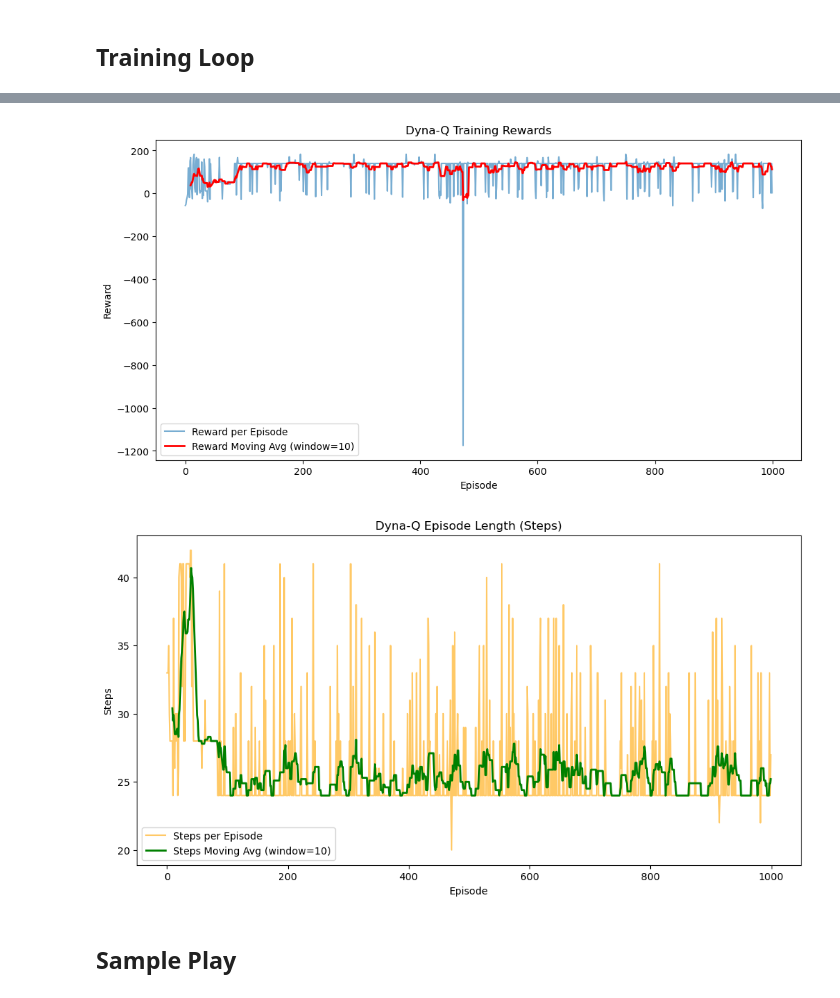
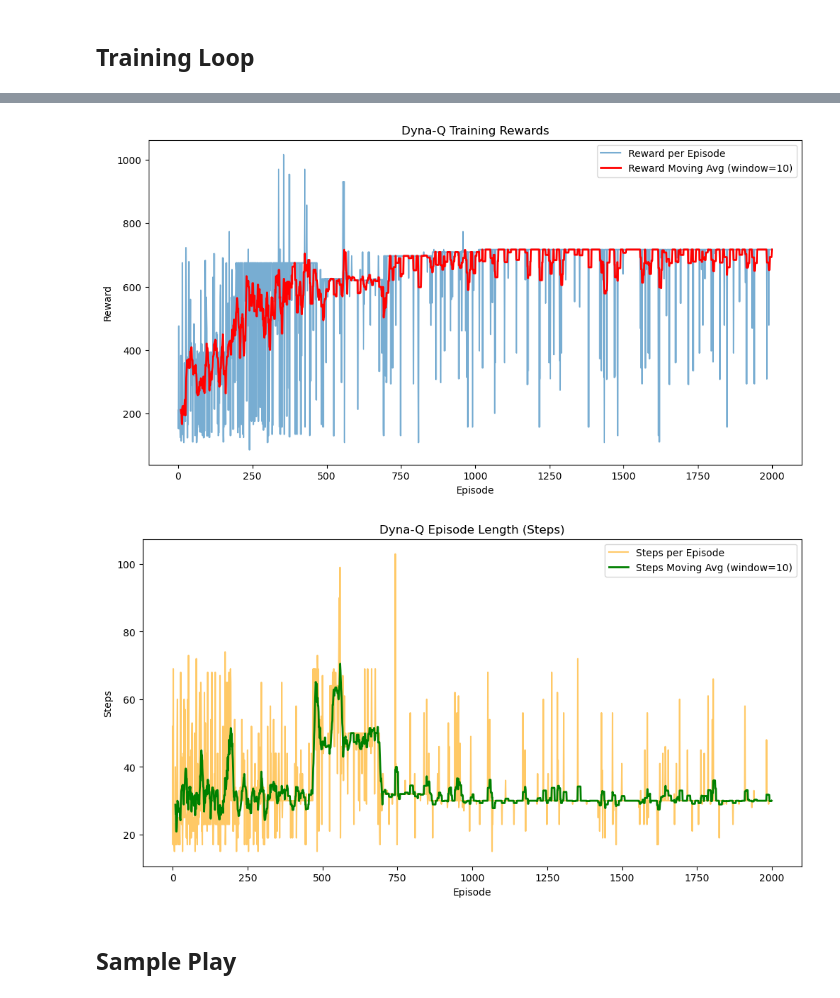
Before and after one commit to machiwao/CCRNFLRL_Integer_Damath, a Jupyter notebook: Damath.ipynb, the cells around one changed output, grey strips where cells are left out. Cells and saved outputs as stored; diff of their text form; code cells hidden in the pictures.

```diff
--- a/Damath.ipynb
+++ b/Damath.ipynb
@@ -376,36 +585,73 @@ class DynaQAgent:
 # %%
 env = DamathEnvironment(device=device)
 agent = DynaQAgent(planning_steps=50)
+agent.EMPTY_SQUARE = env.EMPTY_SQUARE
 
 rewards_per_episode = []
 steps_per_episode = []
 
-episodes = 1000
+# Use the state hashing function from the agent for consistency
+def get_state_hash(state_tensor):
+    return agent._state_to_hashable(state_tensor)
+
+rewards_per_episode = []
+steps_per_episode = []
+
+episodes = 2000 # Increased episodes for better learning
+MAX_STEPS = 200 # Increased step limit as Damath games can be longer
+
+print(f"Starting Dyna-Q Training for {episodes} episodes...")
+
 for ep in range(episodes):
-    state = env.reset().to(device)
+    state = env.reset()
     done = False
     total_reward = 0
     steps = 0
 
-    while not done:
+    # CRITICAL FIX: Call decay_epsilon outside the loop or after a certain step count
+    agent.decay_epsilon()
+
+    while not done and steps < MAX_STEPS:
+        # Determine the current player's state representation
+        current_state_hash = get_state_hash(state)
+
+        # 1. Choose Action
         valid_actions = env.get_all_valid_actions()
-        action = agent.choose_action(str(state.tolist()), valid_actions)
+        action = agent.choose_action(current_state_hash, valid_actions)
+
         if not action:
+            # No valid actions for the current player (game over)
+            done = True
+            reward = 0
+            next_state = state # Stays the same, but 'done' is true
             break
 
+        # 2. Step Environment
+        # env.step handles the current player's move, score, and switches player internally.
         next_state, reward, done = env.step(action)
-        next_state = next_state.to(device)
+
+        # The environment returns the 'next_state' and the game switches to the *other* player.
+        next_state_hash = get_state_hash(next_state)
 
         total_reward += reward
         steps += 1
 
+        # 3. Learn
+        # Get the new player's (opponent's) valid actions to calculate Q_max(s', a')
         next_actions = env.get_all_valid_actions()
-        agent.learn(str(state.tolist()), action, reward, str(next_state.tolist()), next_actions)
+
+        # Agent learns from the transition: (current_state, action, reward, next_state, next_actions_for_opponent)
+        agent.learn(current_state_hash, action, reward, next_state_hash, next_actions)
+
+        # Prepare for the next loop iteration
         state = next_state
 
+    # End of Episode Reporting
     rewards_per_episode.append(total_reward)
     steps_per_episode.append(steps)
-    print(f"Episode {ep+1}/{episodes} - Reward: {total_reward}, Steps: {steps}")
+
+    if ep % 100 == 0 or ep == episodes - 1:
+        print(f"Episode {ep+1}/{episodes} - Reward: {total_reward:.2f}, Steps: {steps}, Epsilon: {agent.epsilon:.3f}, Q-table size: {len(agent.q_table)}")
 
 
 # --- Moving averages ---
@@ -449,5 +695,5 @@ Episode 1000/1000 - Reward: 3.0, Steps: 27
-[figure, old version]
+[figure, new version]
-[figure, old version]
+[figure, new version]
 # %% [markdown]
 ## Sample Play
 # %%
```
Also changed, not shown: parts of 4 cells of this notebook.
